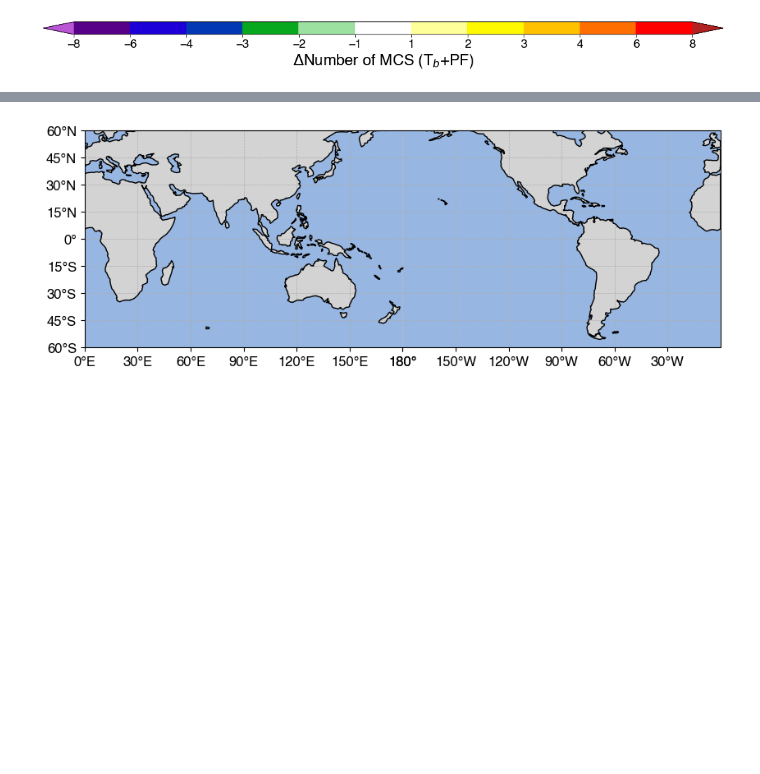
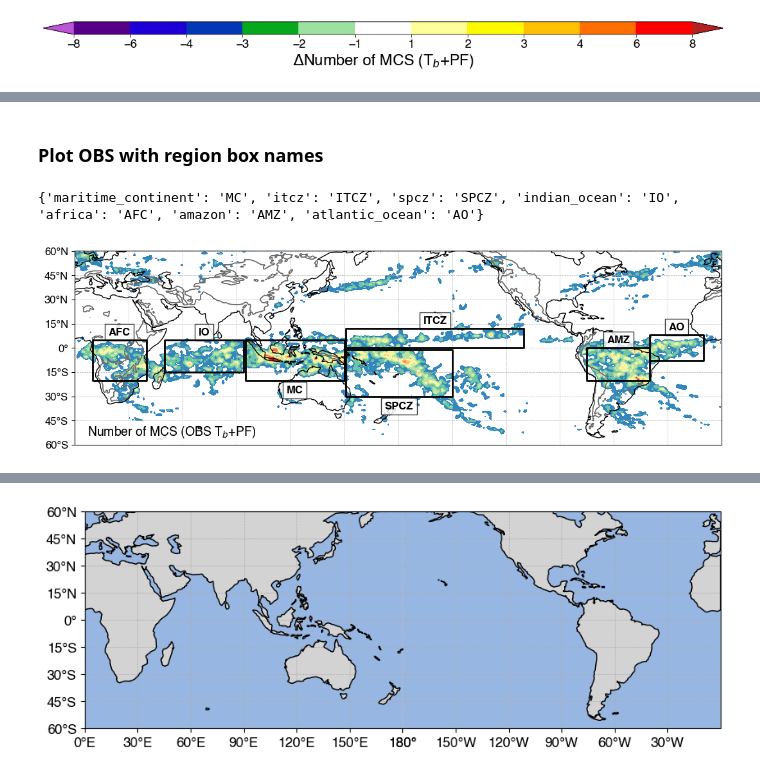
Before and after one commit to FlexTRKR/DYAMOND, a Jupyter notebook: Notebooks/plot_imerg_dyamond_robust_mcs_tracks_global_map.ipynb, the cells around one changed output, grey strips where cells are left out. Drawn from its saved outputs; the diff is of its cells as text; code cells hidden in the pictures; blank space fills up the shorter version.

```diff
--- a/Notebooks/plot_imerg_dyamond_robust_mcs_tracks_global_map.ipynb
+++ b/Notebooks/plot_imerg_dyamond_robust_mcs_tracks_global_map.ipynb
@@ -50,18 +50,19 @@ if run_name == 'uk':
 else:
     xlabel_m = False
 
-# test = ''
-test = '_pf0duration'
+test = ''
+# test = '_pf0duration'
 # test = '_ccs2h10k_pf0duration'
-rootdir = '/global/cfs/cdirs/m1867/zfeng/dyamond-winter/'
+rootdir = '/global/cfs/cdirs/m1867/DYAMOND/dyamond-winter/'
 obsdir = f'{rootdir}/obs/stats{test}/'
 moddir = f'{rootdir}{run_name}/stats{test}/'
 obsfile = f'{obsdir}mcs_tracks_robust_20200120.0000_20200301.0000.nc'
 modfile = f'{moddir}mcs_tracks_robust_20200120.0000_20200301.0000.nc'
 
-topfile = '/global/project/projectdirs/m1867/zfeng/gpm/map_data/era5_orography.nc'
+topfile = '/global/cfs/cdirs/m1867/zfeng/gpm/map_data/era5_orography.nc'
 
-figdir = f'/global/cfs/cdirs/m1867/zfeng/dyamond-winter/figures{test}/'
+# figdir = f'/global/cfs/cdirs/m1867/zfeng/dyamond-winter/figures{test}/'
+figdir = f'/global/cfs/cdirs/m1867/DYAMOND/dyamond-winter/figures{test}/'
 os.makedirs(figdir, exist_ok=True)
 print(figdir)
 print(obsfile)
@@ -749,3 +668,27 @@ print(text_val)
+# %% [markdown]
+### Plot OBS with region box names
+# %%
+reg_names = ['MC', 'ITCZ', 'SPCZ', 'IO', 'AFC', 'AMZ', 'AO']
+region_names = dict(zip(boxes.keys(), reg_names))
+print(region_names)
+
+title = f'Number of MCS (OBS T$_b$+PF)'
+dataarr = [mcs_irnumber_obs]
+lonarr = [lonbins, lonbins]
+latarr = [latbins, latbins]
+levels = np.arange(1,9.1,1)
+cbticks = levels
+cblabel = 'Number of MCS'
+cmap = copy.copy(mpl.cm.get_cmap('Spectral_r'))
+cmap = truncate_colormap(cmap, 0.1, 0.9)
+figname = f'{figdir}globalmap_robust_mcs_number_map_1panel_smooth_obs_regionboxes.png'
+oob_colors = {'under':'white', 'over':'firebrick'}
+fig = plot_map_single(dataarr, lonarr, latarr, levels, cmap, cblabel, cbticks, title, figname,
+                      oob_colors=oob_colors, contourf=True, boxes=boxes4plot, boxtextloc=text_loc, boxtext=region_names, boxtexttype='string',
+                      xlabel=False, colorbar=False, figsize=[13,4])
+# %% [output]
+{'maritime_continent': 'MC', 'itcz': 'ITCZ', 'spcz': 'SPCZ', 'indian_ocean': 'IO', 'africa': 'AFC', 'amazon': 'AMZ', 'atlantic_ocean': 'AO'}
+[figure, added]
 # %%
 # Calculate lat/lon bin center value
 lonbins = xbins[:-1] + np.diff(xbins)/2.
```
Also changed, not shown: parts of 30 cells of this notebook, 5 other files.
